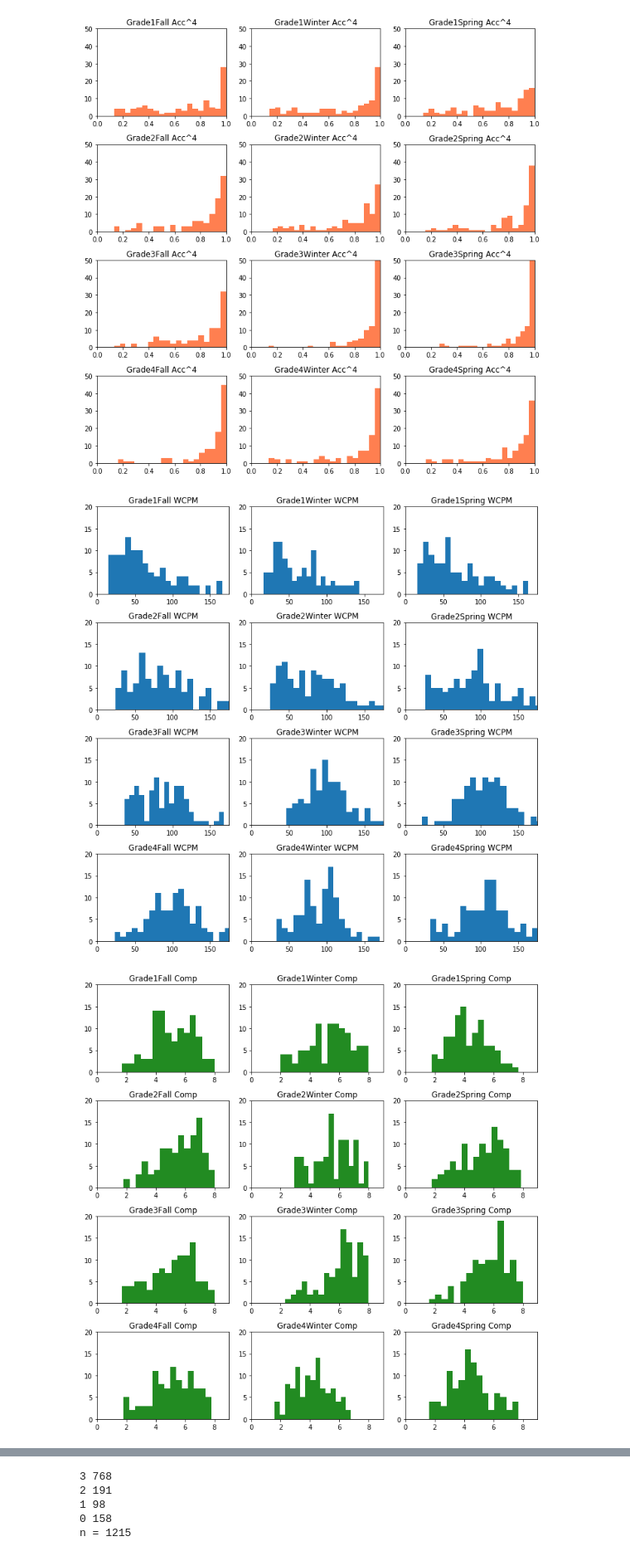
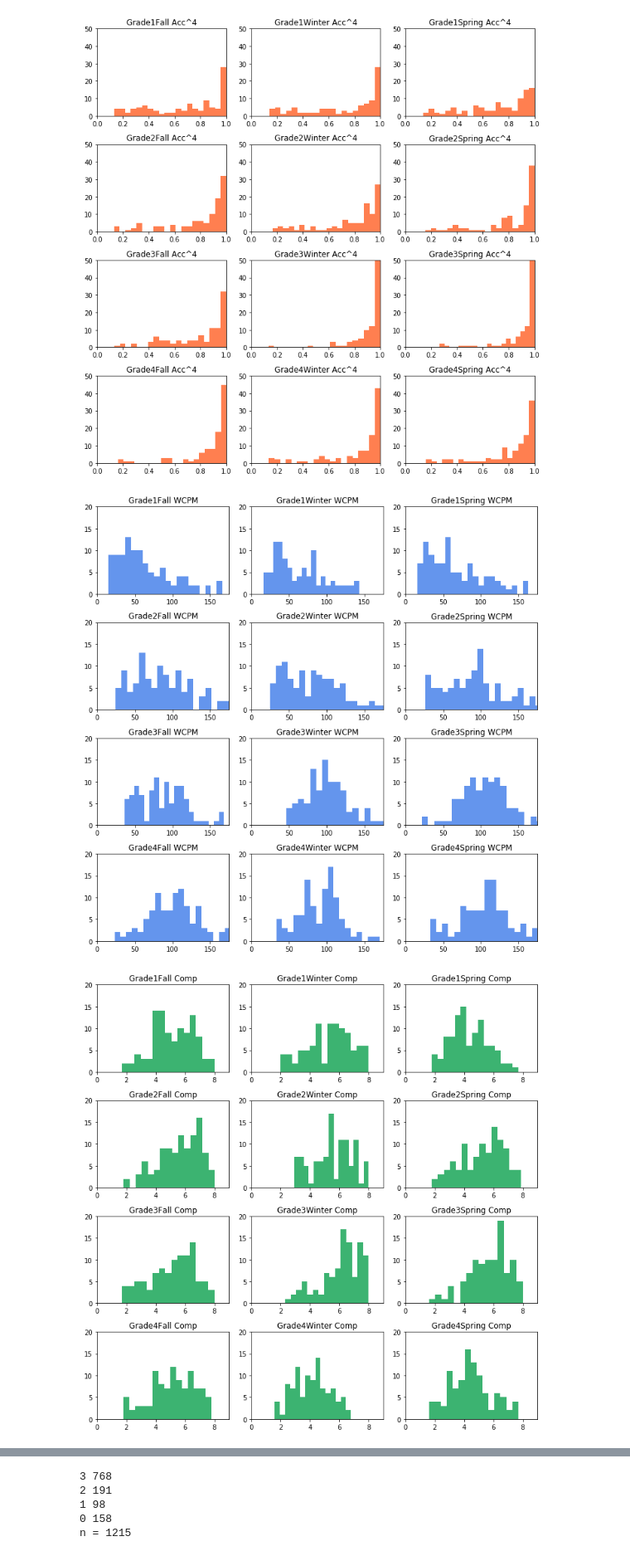
Before and after one commit to ycm/profiler, a Jupyter notebook: text-difficulty-prediction/scatterplots.ipynb, the cells around one changed output, grey strips where cells are left out. Shown at 83% size. Saved outputs shown, nothing was run; the diff lists cells and outputs as text; code cells hidden in the pictures.

Commit message:
text difficulty scatterplots and linear combinations

```diff
--- a/text-difficulty-prediction/scatterplots.ipynb
+++ b/text-difficulty-prediction/scatterplots.ipynb
@@ -10,4 +44,2 @@ import matplotlib.pyplot as plt
 # %%
-df = pd.read_csv('table_for_prediction.csv')
+df = pd.read_csv('table_for_prediction_updated.csv')
-# %%
-df['Acc4'] = df.Acc.apply(lambda x: x ** 4)
@@ -51,29 +73,29 @@ for grade_idx, grade in enumerate(['Grade1', 'Grade2', 'Grade3', 'Grade4']):
         form = grade + term
         wcpm = np.array(df.loc[df.Form == form].WCPM)
 
-        ax[grade_idx][term_idx].hist(wcpm, bins=20)
+        ax[grade_idx][term_idx].hist(wcpm, bins=20, color='cornflowerblue')
         ax[grade_idx][term_idx].set_title(form + ' WCPM')
         ax[grade_idx][term_idx].set_xlim(0, 175)
         ax[grade_idx][term_idx].set_ylim(0, 20)
 plt.tight_layout()
 #     break
 # %% [output]
-[figure, old version]
+[figure, new version]
 # %%
 fig, ax =  plt.subplots(4, 3)
 fig.set_figheight(10)
 fig.set_figwidth(10)
 
 for grade_idx, grade in enumerate(['Grade1', 'Grade2', 'Grade3', 'Grade4']):
     for term_idx, term in enumerate(['Fall', 'Winter', 'Spring']):
         form = grade + term
         comp = np.array(df.loc[df.Form == form].Comp)
 
-        ax[grade_idx][term_idx].hist(comp, bins=15, color='forestgreen')
+        ax[grade_idx][term_idx].hist(comp, bins=15, color='mediumseagreen')
         ax[grade_idx][term_idx].set_title(form + ' Comp')
         ax[grade_idx][term_idx].set_xlim(0, 9)
         ax[grade_idx][term_idx].set_ylim(0, 20)
 plt.tight_layout()
 #     break
 # %% [output]
-[figure, old version]
+[figure, new version]
```
Also changed, not shown: parts of 13 cells of this notebook, 2 other files.
